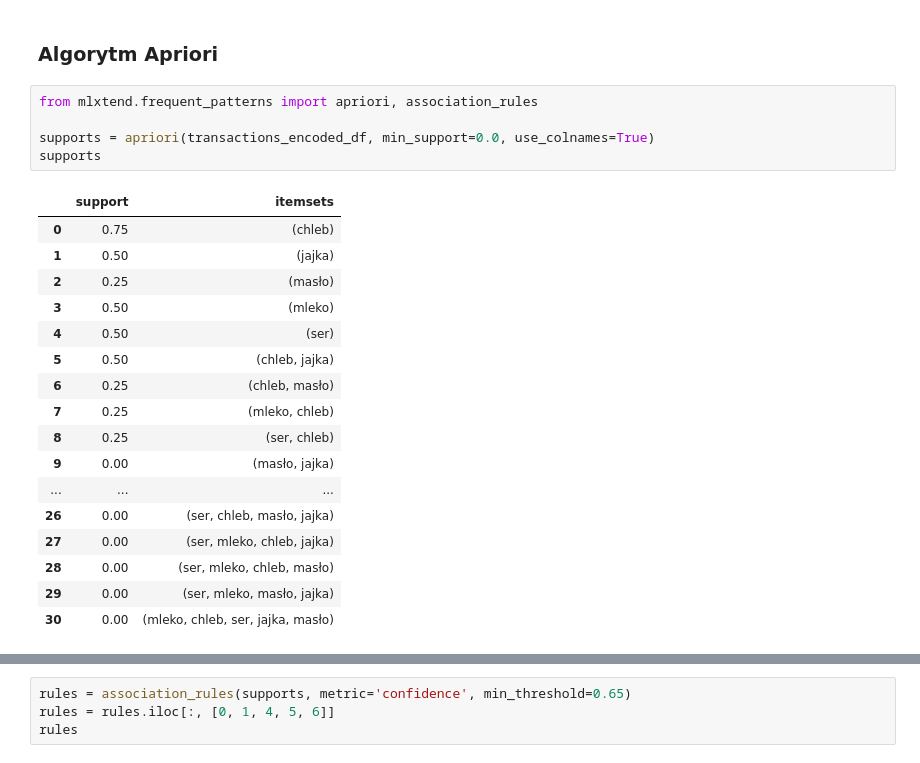
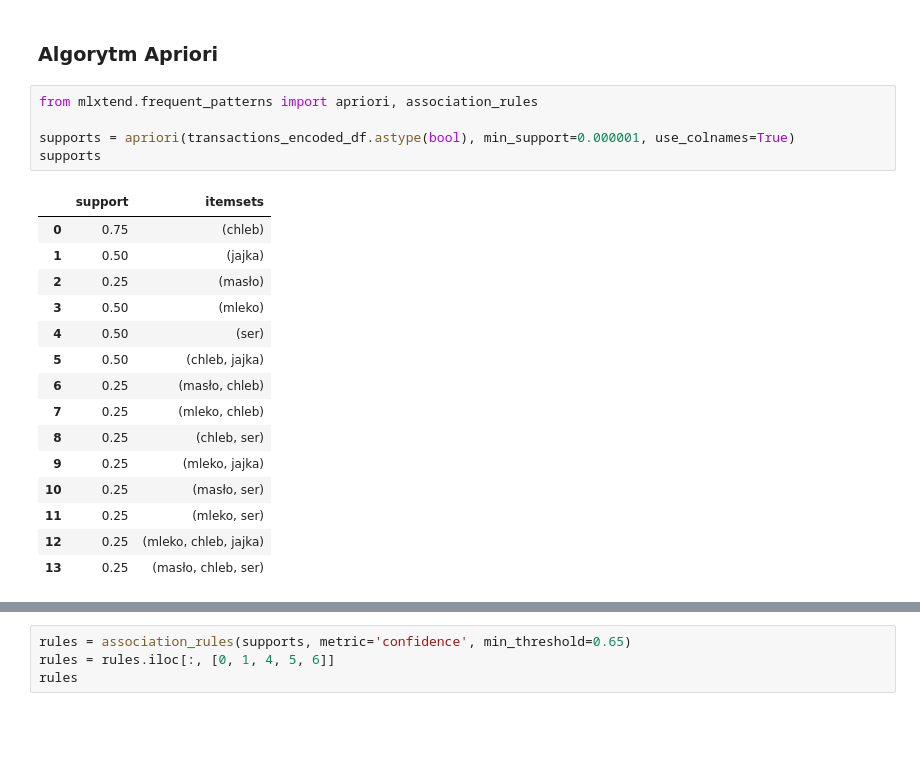
Before and after one commit to ppojawa/machine-learning-bootcamp, a Jupyter notebook: unsupervised/03_association_rules/01_apriori.ipynb, the cells around one changed output, grey strips where cells are left out. Cells and saved outputs as stored; diff of their text form; blank space fills up the shorter version.

```diff
--- a/unsupervised/03_association_rules/01_apriori.ipynb
+++ b/unsupervised/03_association_rules/01_apriori.ipynb
@@ -100,24 +100,22 @@ transactions_encoded_df
 # %%
 from mlxtend.frequent_patterns import apriori, association_rules
 
-supports = apriori(transactions_encoded_df, min_support=0.0, use_colnames=True)
+supports = apriori(transactions_encoded_df.astype(bool), min_support=0.000001, use_colnames=True)
 supports
 # %% [output]
 |  | support | itemsets |
 | 0 | 0.75 | (chleb) |
 | 1 | 0.50 | (jajka) |
 | 2 | 0.25 | (masło) |
 | 3 | 0.50 | (mleko) |
 | 4 | 0.50 | (ser) |
 | 5 | 0.50 | (chleb, jajka) |
-| 6 | 0.25 | (chleb, masło) |
+| 6 | 0.25 | (masło, chleb) |
 | 7 | 0.25 | (mleko, chleb) |
-| 8 | 0.25 | (ser, chleb) |
-| 9 | 0.00 | (masło, jajka) |
-| ... | ... | ... |
-| 26 | 0.00 | (ser, chleb, masło, jajka) |
-| 27 | 0.00 | (ser, mleko, chleb, jajka) |
-| 28 | 0.00 | (ser, mleko, chleb, masło) |
-| 29 | 0.00 | (ser, mleko, masło, jajka) |
-| 30 | 0.00 | (mleko, chleb, ser, jajka, masło) |
+| 8 | 0.25 | (chleb, ser) |
+| 9 | 0.25 | (mleko, jajka) |
+| 10 | 0.25 | (masło, ser) |
+| 11 | 0.25 | (mleko, ser) |
+| 12 | 0.25 | (mleko, chleb, jajka) |
+| 13 | 0.25 | (masło, chleb, ser) |
 # %%
```
Also changed, not shown: parts of 1 cell of this notebook.
